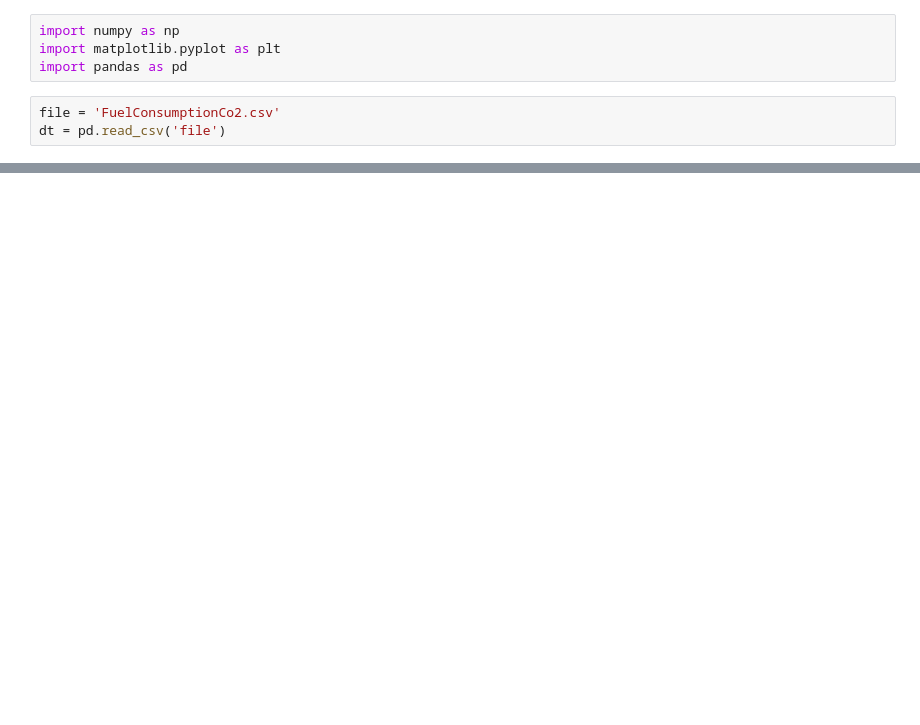
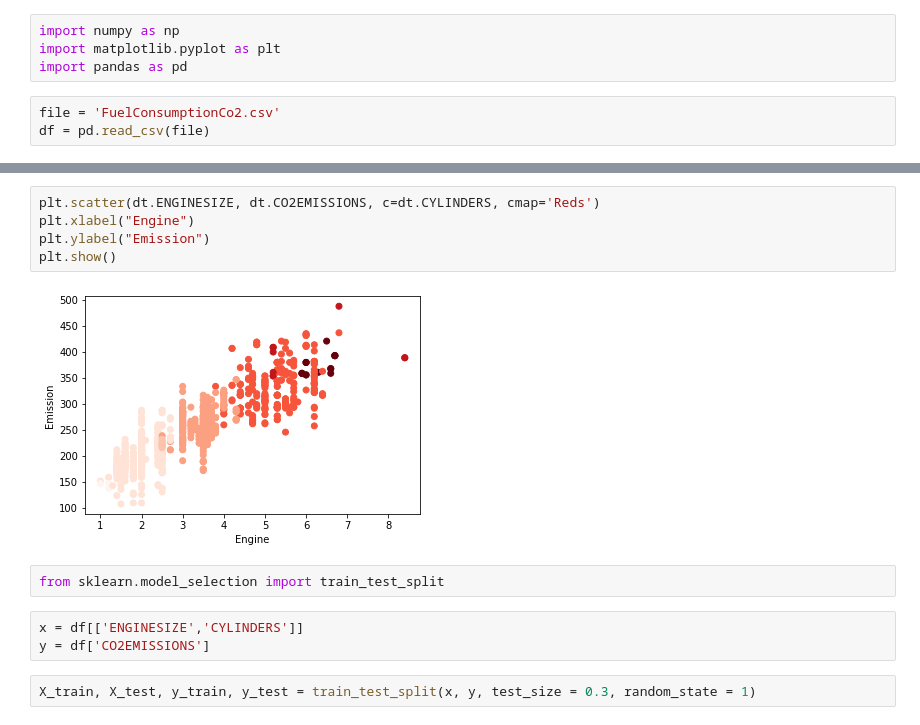
Before and after one commit to inipunyaku/pembelajaran-mesin, a Jupyter notebook: pertemuan4/QUIZ4.ipynb, the cells around one changed output, grey strips where cells are left out. Drawn from its saved outputs; the diff is of its cells as text; blank space fills up the shorter version.

```diff
--- a/pertemuan4/QUIZ4.ipynb
+++ b/pertemuan4/QUIZ4.ipynb
@@ -4,4 +7,4 @@ import matplotlib.pyplot as plt
 import pandas as pd
 # %%
 file = 'FuelConsumptionCo2.csv'
-dt = pd.read_csv('file')
+df = pd.read_csv(file)
@@ -23,0 +20,14 @@ dt
+# %%
+plt.scatter(dt.ENGINESIZE, dt.CO2EMISSIONS, c=dt.CYLINDERS, cmap='Reds')
+plt.xlabel("Engine")
+plt.ylabel("Emission")
+plt.show()
+# %% [output]
+[figure, added]
+# %%
+from sklearn.model_selection import train_test_split
+# %%
+x = df[['ENGINESIZE','CYLINDERS']]
+y = df['CO2EMISSIONS']
+# %%
+X_train, X_test, y_train, y_test = train_test_split(x, y, test_size = 0.3, random_state = 1)
```
Also changed, not shown: parts of 5 cells of this notebook.
